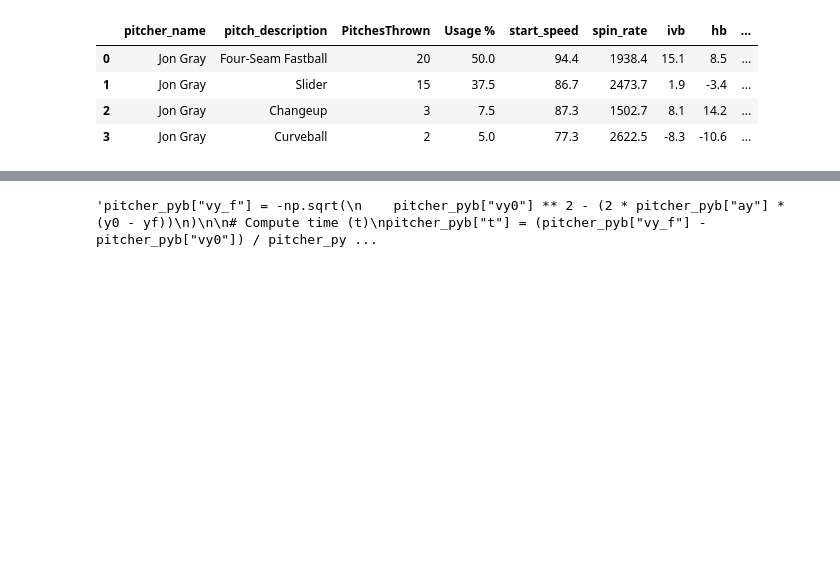
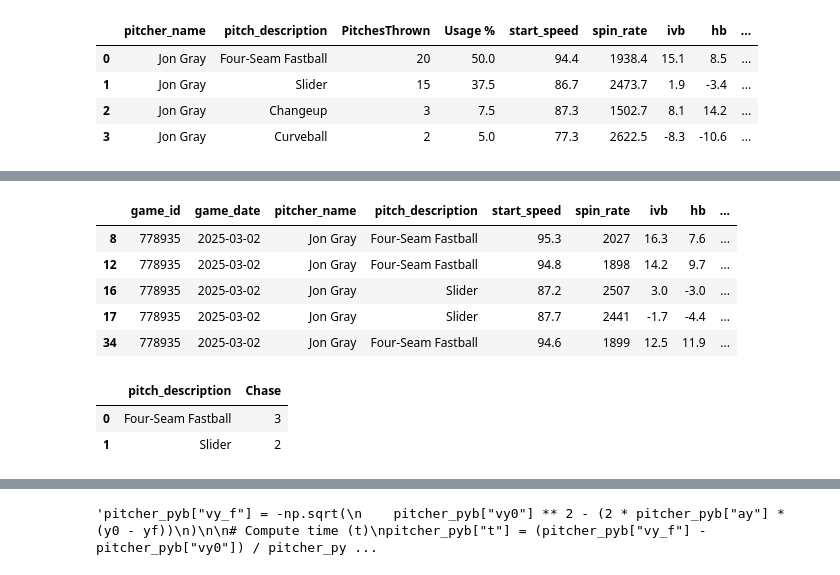
Before and after one commit to CarsonHallford/PitcherData, a Jupyter notebook: MLB_Scraper_Pitcher_Data.ipynb, the cells around one changed output, grey strips where cells are left out. Cells and saved outputs as stored; diff of their text form; code cells hidden in the pictures; blank space fills up the shorter version.

```diff
--- a/MLB_Scraper_Pitcher_Data.ipynb
+++ b/MLB_Scraper_Pitcher_Data.ipynb
@@ -618,0 +687,19 @@ pitch_type_counts
+# %%
+swings_out_of_zone = pitcher_pyb[(pitcher_pyb["is_swing"] == True) & (pitcher_pyb["zone"] > 10)]
+swings_out_of_zone
+# %% [output]
+|  | game_id | game_date | pitcher_name | pitch_description | start_speed | spin_rate | ivb | hb | ... |
+| 8 | 778935 | 2025-03-02 | Jon Gray | Four-Seam Fastball | 95.3 | 2027 | 16.3 | 7.6 | ... |
+| 12 | 778935 | 2025-03-02 | Jon Gray | Four-Seam Fastball | 94.8 | 1898 | 14.2 | 9.7 | ... |
+| 16 | 778935 | 2025-03-02 | Jon Gray | Slider | 87.2 | 2507 | 3.0 | -3.0 | ... |
+| 17 | 778935 | 2025-03-02 | Jon Gray | Slider | 87.7 | 2441 | -1.7 | -4.4 | ... |
+| 34 | 778935 | 2025-03-02 | Jon Gray | Four-Seam Fastball | 94.6 | 1899 | 12.5 | 11.9 | ... |
+# %%
+pitch_type_chase = (
+    swings_out_of_zone.groupby("pitch_description").size().reset_index(name="Chase")
+)
+pitch_type_chase
+# %% [output]
+|  | pitch_description | Chase |
+| 0 | Four-Seam Fastball | 3 |
+| 1 | Slider | 2 |
```
Also changed, not shown: parts of 7 cells of this notebook.
